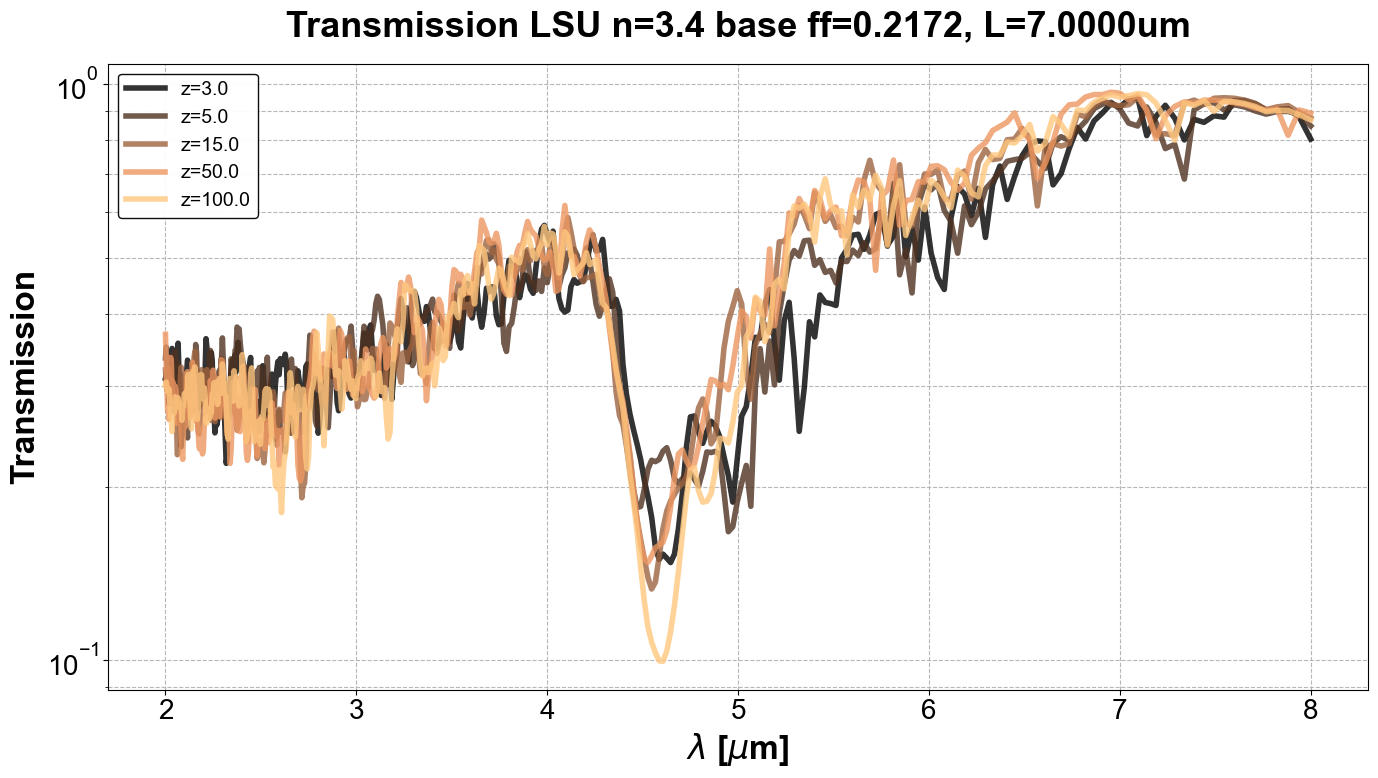
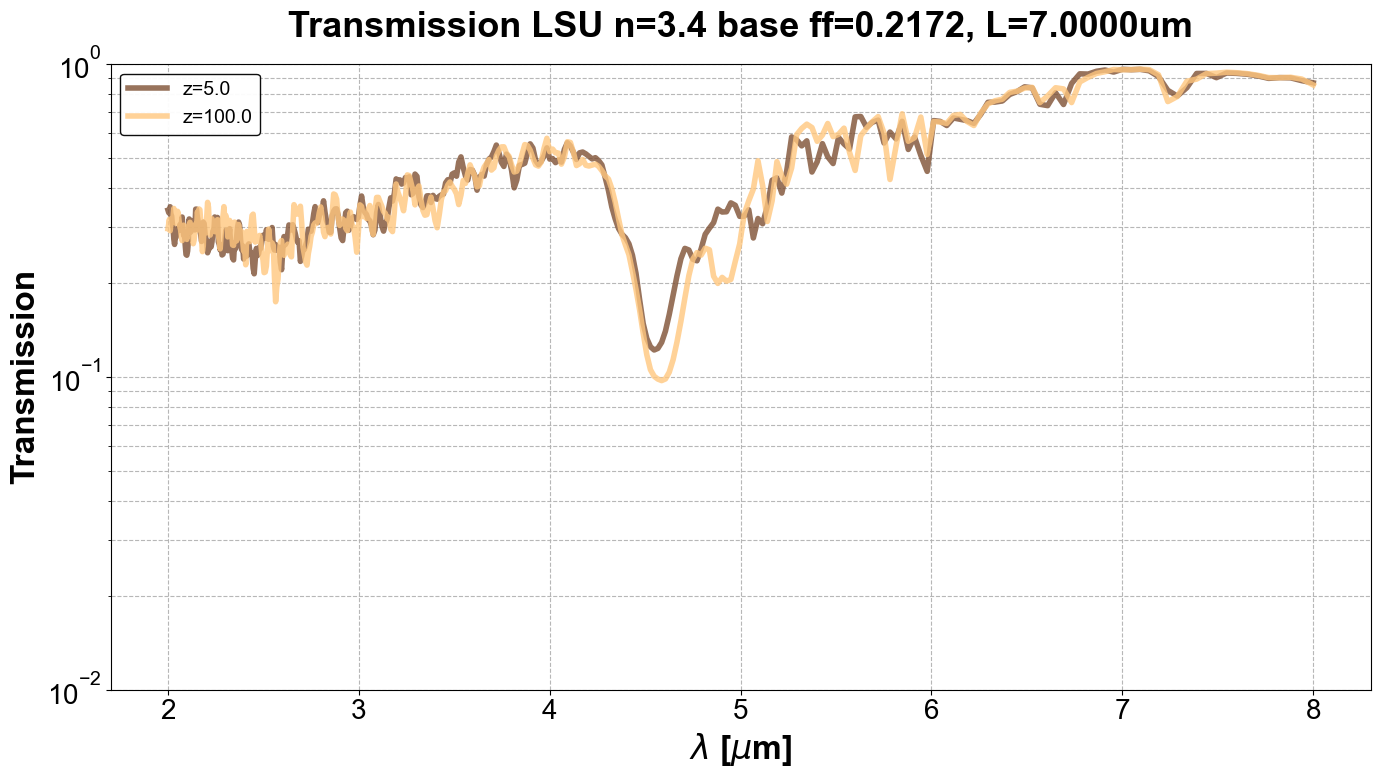
The notebook cell's code change between the first figure and the second:
--- before
+++ after
@@ -14,6 +14,6 @@
         fig, ax = plt.subplots(figsize=(14, 8), dpi=100)
         for i, z_value in enumerate(z_values):
-            # if z_value == 0:
-            #     continue  # Skip z=0 for plotting
+            if z_value not in [5,100]:
+                continue  # Skip z in range for plotting
             transmission_exit = data_loaded["transmission_data"][str(n)][str(size)][str(z_value)]["exit"]
             # Create unique label only for each size
@@ -42,9 +42,10 @@
         z_str = " ".join(str(i) for i in z_values)
         os.makedirs(dir_path, exist_ok=True)
-        np.savetxt(rf"{dir_path}/transmission_L_{size*11.44:.4f}.txt", np.transpose(transmission_array) , 
-                   fmt="%.18f", 
-                   delimiter=" ", 
-                   header="lambda " + z_str)
+        # np.savetxt(rf"{dir_path}/transmission_L_{size*11.44:.4f}.txt", np.transpose(transmission_array) , 
+        #            fmt="%.18f", 
+        #            delimiter=" ", 
+        #            header="lambda " + z_str)
         plt.savefig(rf"{dir_path}/transmission_L_{size*11.44:.4f}.png", dpi=300)
+        plt.ylim(1e-2, 1)
         plt.show()
         

Commit: Transmission Schulz Multiple L Run